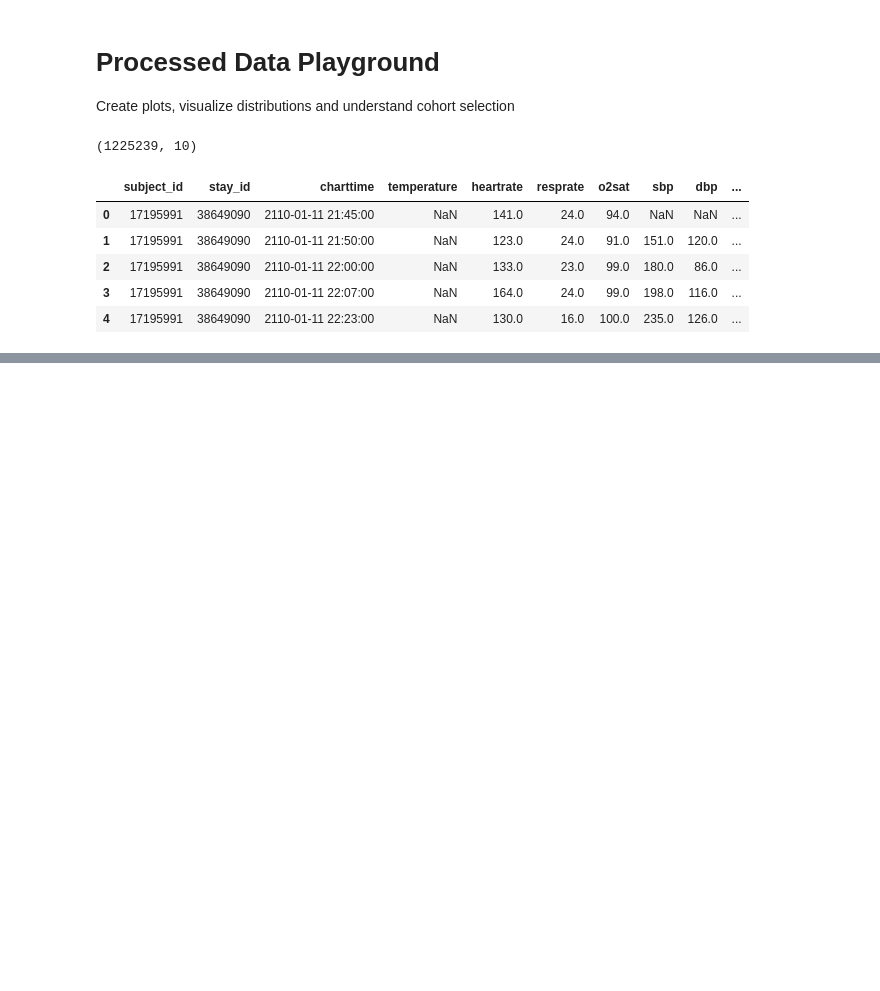
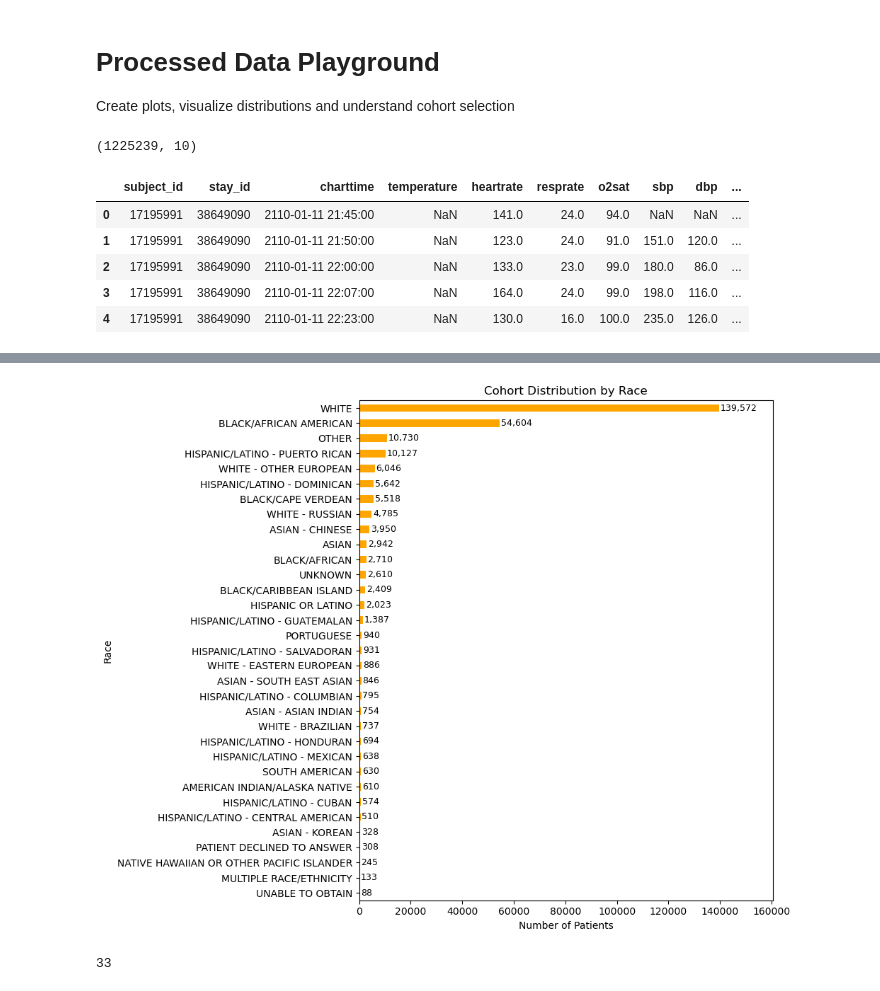
Before and after one commit to brandonng2/CardioTwin, a Jupyter notebook: notebooks/processed_data_eda.ipynb, the cells around one changed output, grey strips where cells are left out. Cells and saved outputs as stored; diff of their text form; code cells hidden in the pictures; blank space fills up the shorter version.

```diff
--- a/notebooks/processed_data_eda.ipynb
+++ b/notebooks/processed_data_eda.ipynb
@@ -85,0 +124,23 @@ Name: count, dtype: int64
+# %%
+race_counts = ed_encounters['race'].value_counts()
+
+fig, ax = plt.subplots(figsize=(10, 8))
+race_counts.plot(kind='barh', ax=ax, color='orange')
+
+ax.set_xlabel("Number of Patients")
+ax.set_ylabel("Race")
+ax.set_title("Cohort Distribution by Race")
+ax.invert_yaxis()
+ax.set_xlim(0, race_counts.max() * 1.15)
+
+for i, val in enumerate(race_counts.values):
+    ax.text(val + 500, i, f'{val:,}', va='center', fontsize=9)
+
+plt.tight_layout()
+plt.show()
+# %% [output]
+[figure, added]
+# %%
+ed_encounters['race'].nunique()
+# %% [output]
+33
```
Also changed, not shown: parts of 13 cells of this notebook.
